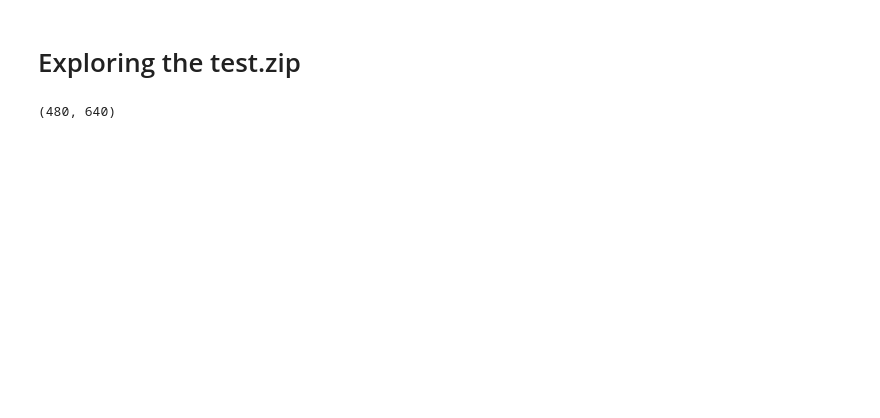
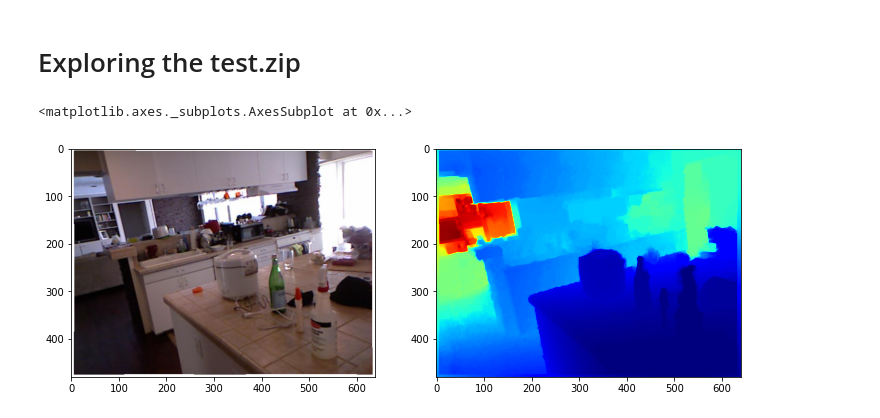
Before and after one commit to ashok-arjun/Monocular-Depth-Estimation, a Jupyter notebook: Depth Estimation.ipynb, the cells around one changed output. Saved outputs shown, nothing was run; the diff lists cells and outputs as text; code cells hidden in the pictures; blank space fills up the shorter version.

```diff
--- a/Depth Estimation.ipynb
+++ b/Depth Estimation.ipynb
@@ -163,15 +138,2 @@ crop = np.load(BytesIO(data['eigen_test_crop.npy']))
-# %%
-from utils import *
-
-sample_rgb = rgb[3]
-sample_depth = depth[3]
-sample_depth = np.clip(sample_depth, 1.0, 10.0) / 10 * 255
-print(sample_depth.shape)
-# print(sample_depth.min(), sample_depth.max())
-# img = Image.fromarray(sample_rgb.astype(np.uint8), mode = 'RGB')
-# img_depth = Image.fromarray(sample_depth.astype(np.uint8)[:,:], mode='L')
-# plot_sample_image(img, img_depth)
-# %% [output]
-(480, 640)
 # %%
 from model.dataloader import get_test_data
@@ -178,0 +141,15 @@ samples, crop = get_test_data('nyu_test.zip')
+# %%
+#without the eigen crop
+
+from utils import *
+import random
+
+idx = random.randint(0, len(samples))
+sample = samples[idx]
+img = sample['img']
+depth = sample['depth']
+
+plot_sample_tensor(img, depth)
+# %% [output]
+<matplotlib.axes._subplots.AxesSubplot at 0x...>
+[figure, added]
```
Also changed, not shown: parts of 18 cells of this notebook, 3 other files.
